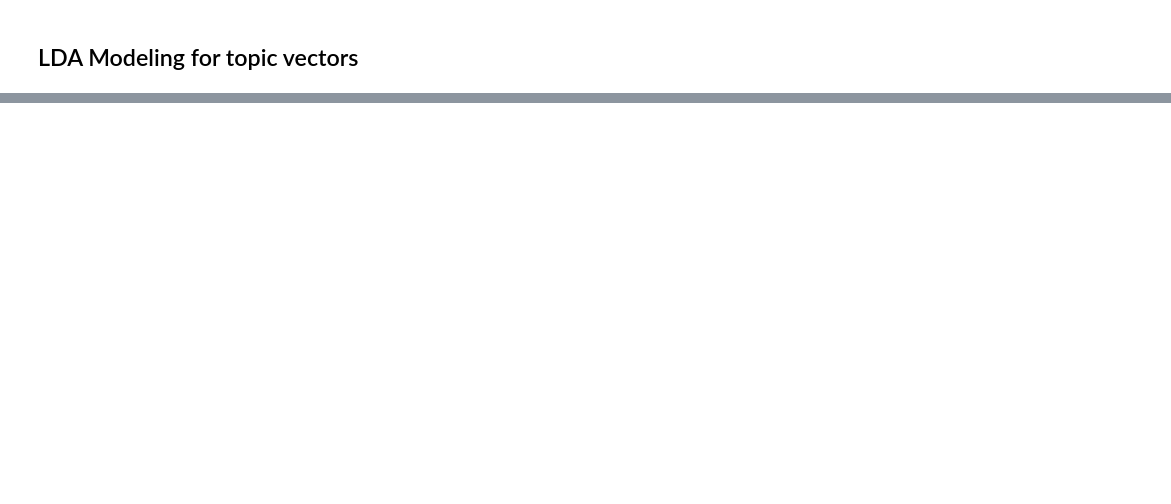
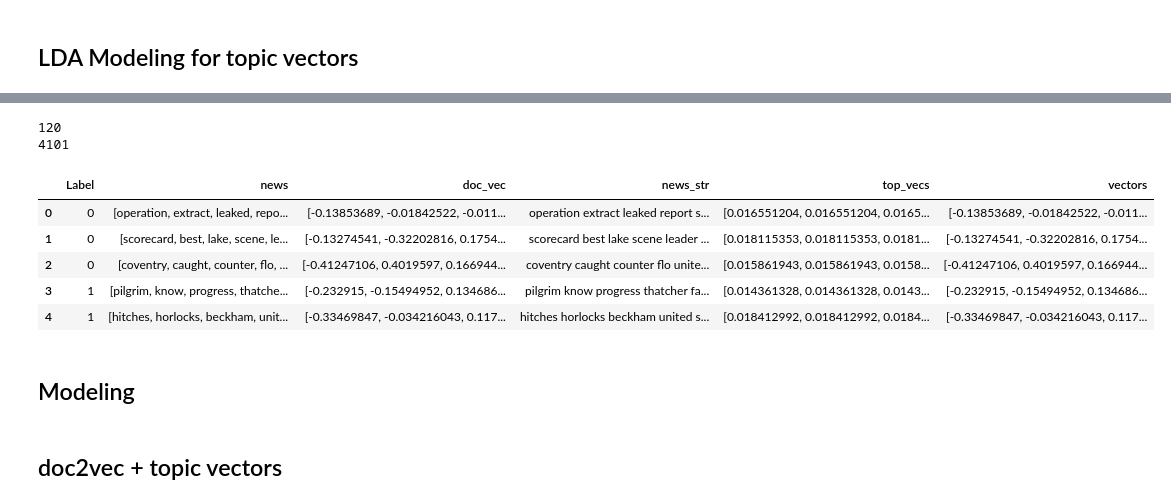
Before and after one commit to emharsha1812/Stock-Market-Prediction-IIT-Indore-Internship, a Jupyter notebook: stock_market_nlp.ipynb, the cells around one changed output, grey strips where cells are left out. Drawn from its saved outputs; the diff is of its cells as text; code cells hidden in the pictures; blank space fills up the shorter version.

```diff
--- a/stock_market_nlp.ipynb
+++ b/stock_market_nlp.ipynb
@@ -641,0 +691,9 @@ AttributeError: 'list' object has no attribute 'LdaModel'
+# %%
+top_vecs_train = []
+for i in range(len(df_LDA_train)):
+    doc_topics = lda.get_document_topics(corpus[i], minimum_probability=0.0)
+    doc_top_vec = [doc_topics[num][1] for num in range(20)]
+    top_vecs_train.append(doc_top_vec)
+
+print(len(top_vecs_train))
+top_vecs_train[5]
@@ -641,0 +724,13 @@ AttributeError: 'list' object has no attribute 'LdaModel'
+# %%
+# use the topic model from train data to get get data topic vectors
+doc_word_test = tfv.fit_transform(df_LDA_test).transpose()
+corpus_test = matutils.Sparse2Corpus(doc_word_test)
+
+top_vecs_test = []
+for i in range(len(df_LDA_test)):
+    doc_topics_test = lda.get_document_topics(corpus_test[i], minimum_probability=0.0)
+    doc_top_vec_test = [doc_topics_test[num][1] for num in range(20)]
+    top_vecs_test.append(doc_top_vec_test)
+
+print(len(top_vecs_test))
+top_vecs_test[1]
@@ -641,0 +759,6 @@ AttributeError: 'list' object has no attribute 'LdaModel'
+# %%
+# combine the two lists then convert to a Seires adding to the full dataframe for train, valid, test split.
+top_vecs = pd.Series(top_vecs_train + top_vecs_test, name = 'top_vecs')
+# %%
+df['top_vecs'] = top_vecs
+df.head()
@@ -641,0 +772,21 @@ AttributeError: 'list' object has no attribute 'LdaModel'
+# %%
+df['vectors'] = pd.Series([
+    (list(df.doc_vec[row]) if not isinstance(df.doc_vec[row], float) else [df.doc_vec[row]]) +
+    (list(df.top_vecs[row]) if not isinstance(df.top_vecs[row], float) else [df.top_vecs[row]])
+    for row in range(len(df))
+])
+
+print(len(df.vectors[0]))
+print(len(df.vectors))
+df.head()
+# %% [output]
+120
+4101
+|  | Label | news | doc_vec | news_str | top_vecs | vectors |
+| 0 | 0 | [operation, extract, leaked, repo... | [-0.13853689, -0.01842522, -0.011... | operation extract leaked report s... | [0.016551204, 0.016551204, 0.0165... | [-0.13853689, -0.01842522, -0.011... |
+| 1 | 0 | [scorecard, best, lake, scene, le... | [-0.13274541, -0.32202816, 0.1754... | scorecard best lake scene leader ... | [0.018115353, 0.018115353, 0.0181... | [-0.13274541, -0.32202816, 0.1754... |
+| 2 | 0 | [coventry, caught, counter, flo, ... | [-0.41247106, 0.4019597, 0.166944... | coventry caught counter flo unite... | [0.015861943, 0.015861943, 0.0158... | [-0.41247106, 0.4019597, 0.166944... |
+| 3 | 1 | [pilgrim, know, progress, thatche... | [-0.232915, -0.15494952, 0.134686... | pilgrim know progress thatcher fa... | [0.014361328, 0.014361328, 0.0143... | [-0.232915, -0.15494952, 0.134686... |
+| 4 | 1 | [hitches, horlocks, beckham, unit... | [-0.33469847, -0.034216043, 0.117... | hitches horlocks beckham united s... | [0.018412992, 0.018412992, 0.0184... | [-0.33469847, -0.034216043, 0.117... |
+# %% [markdown]
+## Modeling
@@ -641,0 +823,2 @@ AttributeError: 'list' object has no attribute 'LdaModel'
+# %% [markdown]
+## doc2vec + topic vectors
```
Also changed, not shown: parts of 25 cells of this notebook, 6 other files.
